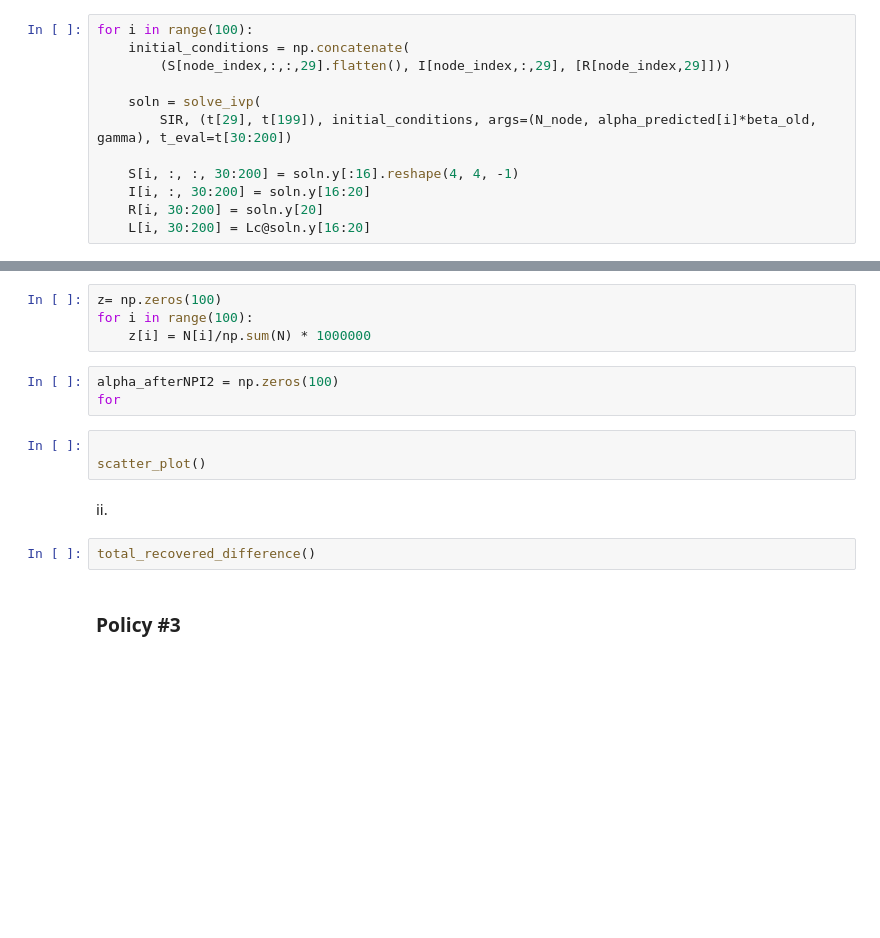
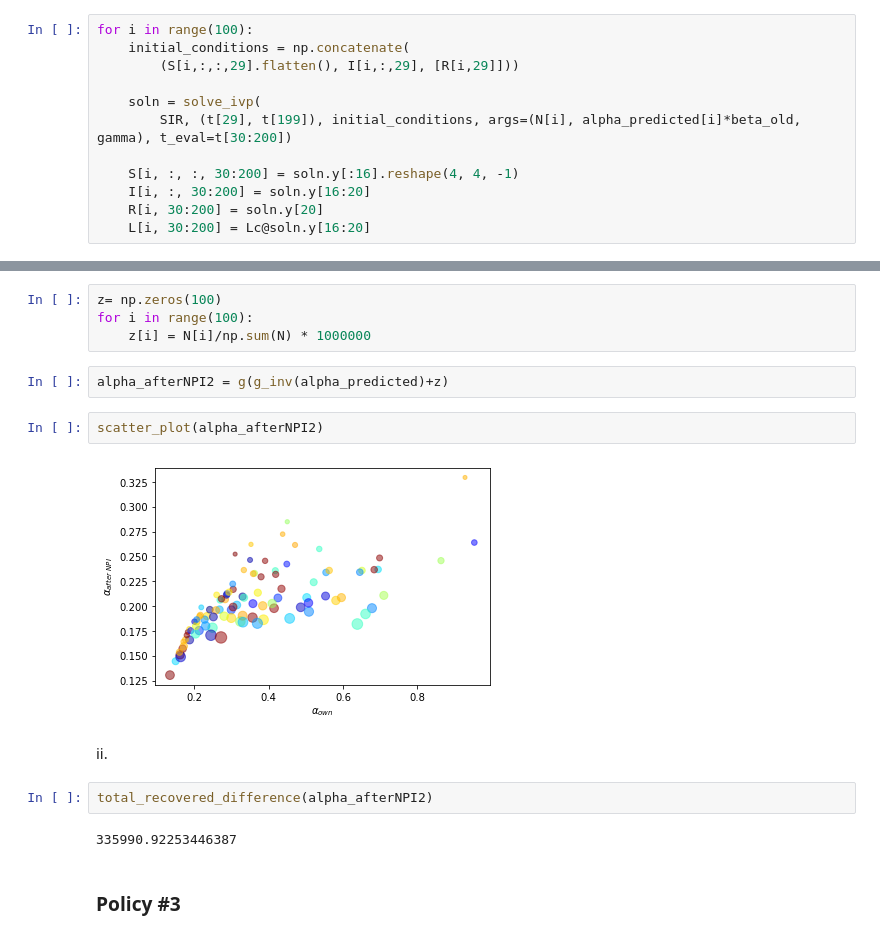
Before and after one commit to liaaaaran/PSTAT197A, a Jupyter notebook: Part2.ipynb, the cells around one changed output, grey strips where cells are left out. Saved outputs shown, nothing was run; the diff lists cells and outputs as text; blank space fills up the shorter version.

```diff
--- a/Part2.ipynb
+++ b/Part2.ipynb
@@ -133,10 +117,10 @@ array([0.23352203, 0.3860054 , 0.22739868, 0.70975342, 0.67788239,
 # %%
 for i in range(100):
     initial_conditions = np.concatenate(
-        (S[node_index,:,:,29].flatten(), I[node_index,:,29], [R[node_index,29]]))
+        (S[i,:,:,29].flatten(), I[i,:,29], [R[i,29]]))
 
     soln = solve_ivp(
-        SIR, (t[29], t[199]), initial_conditions, args=(N_node, alpha_predicted[i]*beta_old, gamma), t_eval=t[30:200])
+        SIR, (t[29], t[199]), initial_conditions, args=(N[i], alpha_predicted[i]*beta_old, gamma), t_eval=t[30:200])
 
     S[i, :, :, 30:200] = soln.y[:16].reshape(4, 4, -1)
     I[i, :, 30:200] = soln.y[16:20]
@@ -214,16 +191,18 @@ i.
 z= np.zeros(100)
 for i in range(100):
     z[i] = N[i]/np.sum(N) * 1000000
-# %%
-alpha_afterNPI2 = np.zeros(100)
-for
-# %%
-
-scatter_plot()
+# %%
+alpha_afterNPI2 = g(g_inv(alpha_predicted)+z)
+# %%
+scatter_plot(alpha_afterNPI2)
+# %% [output]
+[figure, added]
 # %% [markdown]
 ii.
 # %%
-total_recovered_difference()
+total_recovered_difference(alpha_afterNPI2)
+# %% [output]
+335990.92253446387
 # %% [markdown]
 ### Policy #3
 # %% [markdown]
```
Also changed, not shown: parts of 10 cells of this notebook.
